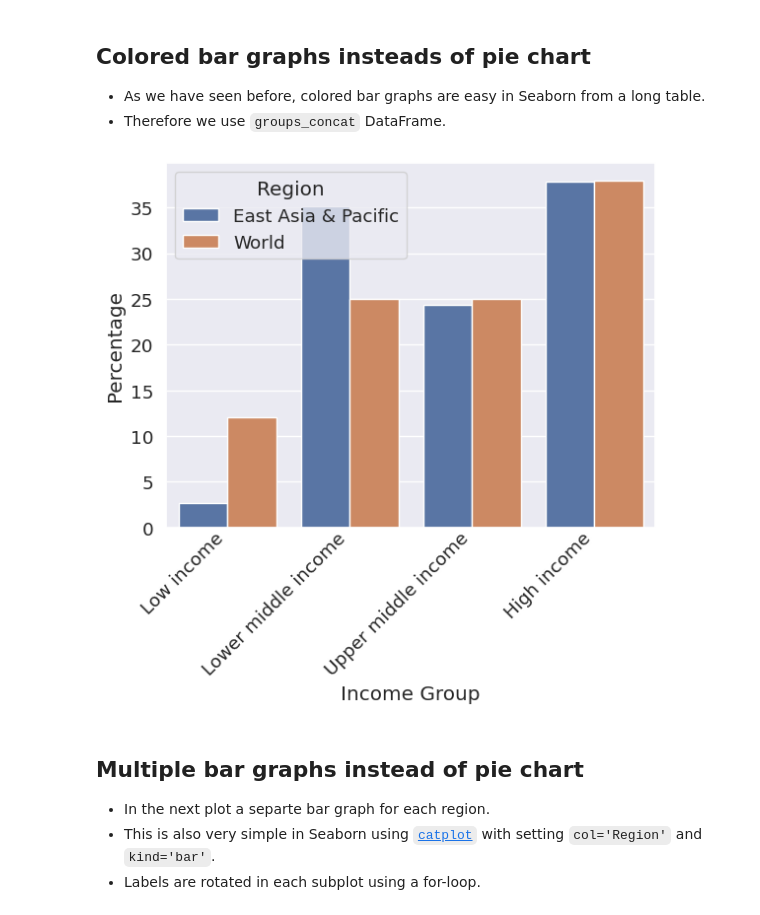
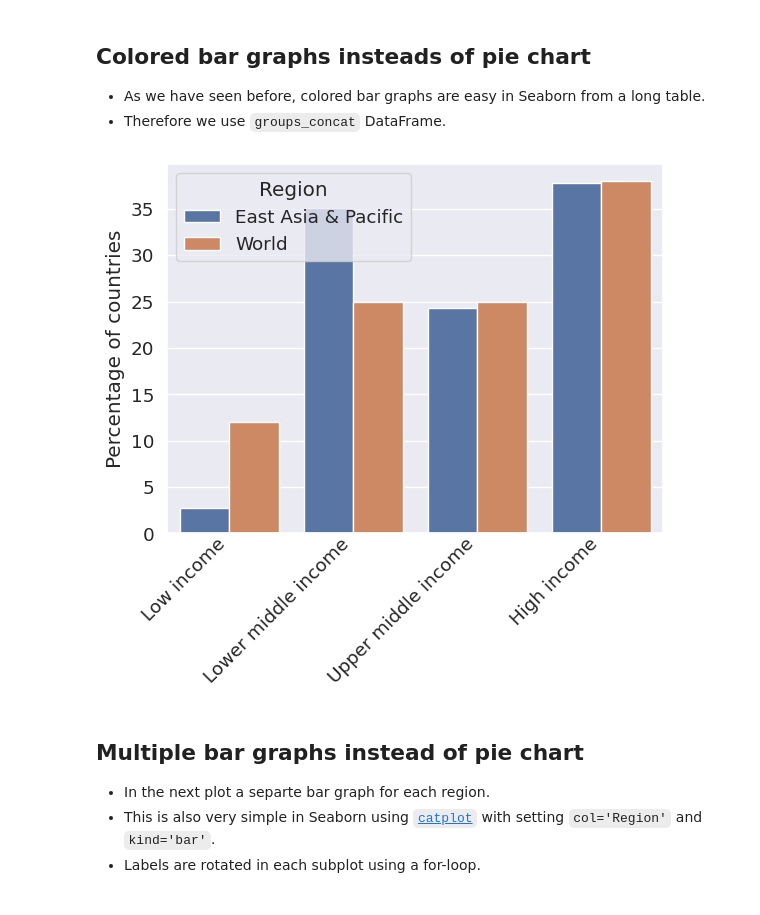
Before and after one commit to bbrejova/viz, a Jupyter notebook: notebooks/L03b_Plot_types.ipynb, the cells around one changed output. Drawn from its saved outputs; the diff is of its cells as text; code cells hidden in the pictures.

```diff
--- a/notebooks/L03b_Plot_types.ipynb
+++ b/notebooks/L03b_Plot_types.ipynb
@@ -659,10 +660,12 @@ pass
 # %%
 axes = sns.barplot(data=groups_concat,
                    x='Income Group', y='Percentage', hue='Region')
 rotate_bar_labels(axes)
+axes.set_xlabel(None)
+axes.set_ylabel("Percentage of countries")
 pass
 # %% [output]
-[figure, old version]
+[figure, new version]
 # %% [markdown]
 ## Multiple bar graphs instead of pie chart
 
```
Also changed, not shown: parts of 8 cells of this notebook, 3 other files.
